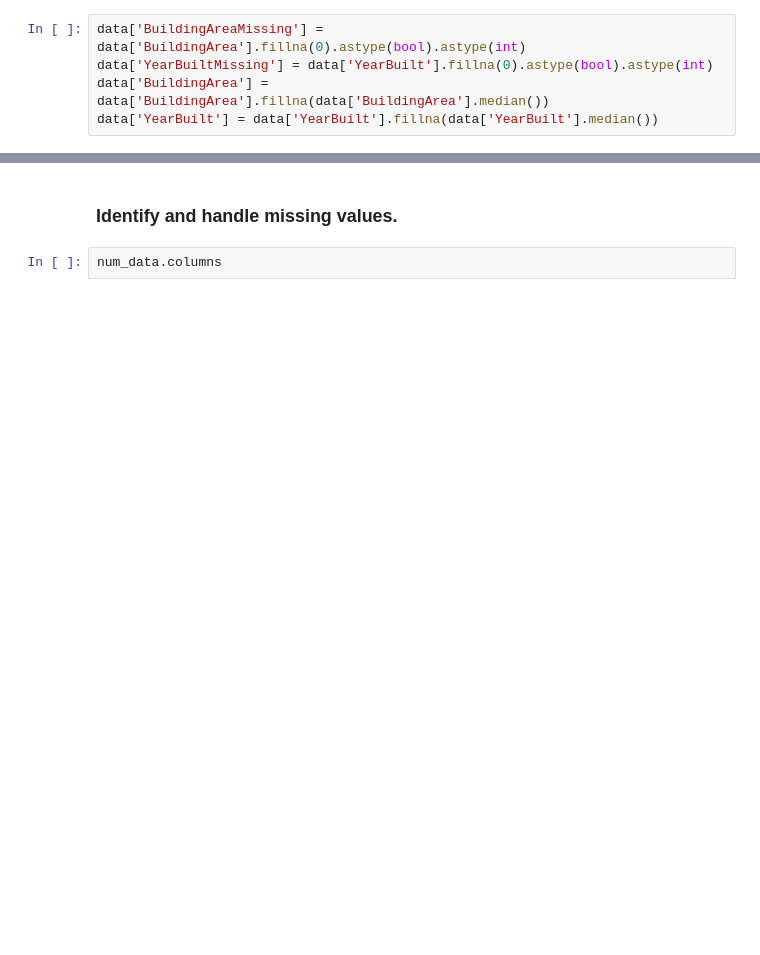
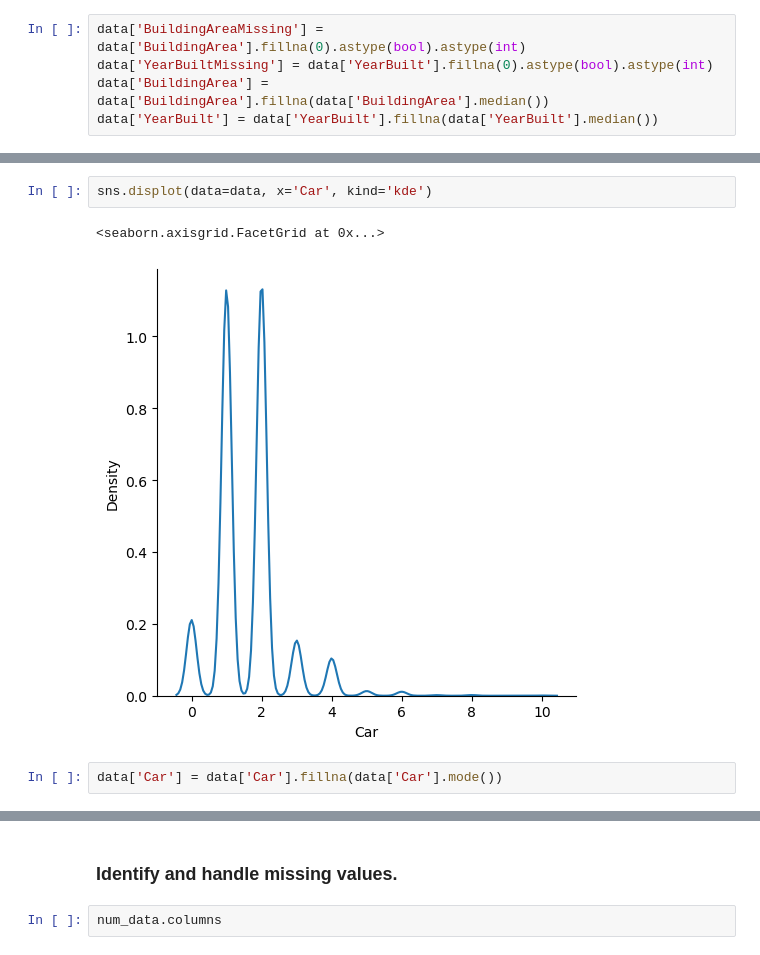
Before and after one commit to marcndo/ml_foundation, a Jupyter notebook: EDA/Melbourne_data_analysis.ipynb, the cells around one changed output, grey strips where cells are left out. Cells and saved outputs as stored; diff of their text form; blank space fills up the shorter version.

```diff
--- a/EDA/Melbourne_data_analysis.ipynb
+++ b/EDA/Melbourne_data_analysis.ipynb
@@ -182,0 +216,7 @@ data['YearBuilt'] = data['YearBuilt'].fillna(data['YearBuilt'].median())
+# %%
+sns.displot(data=data, x='Car', kind='kde')
+# %% [output]
+<seaborn.axisgrid.FacetGrid at 0x...>
+[figure, added]
+# %%
+data['Car'] = data['Car'].fillna(data['Car'].mode())
```
Also changed, not shown: parts of 60 cells of this notebook.
